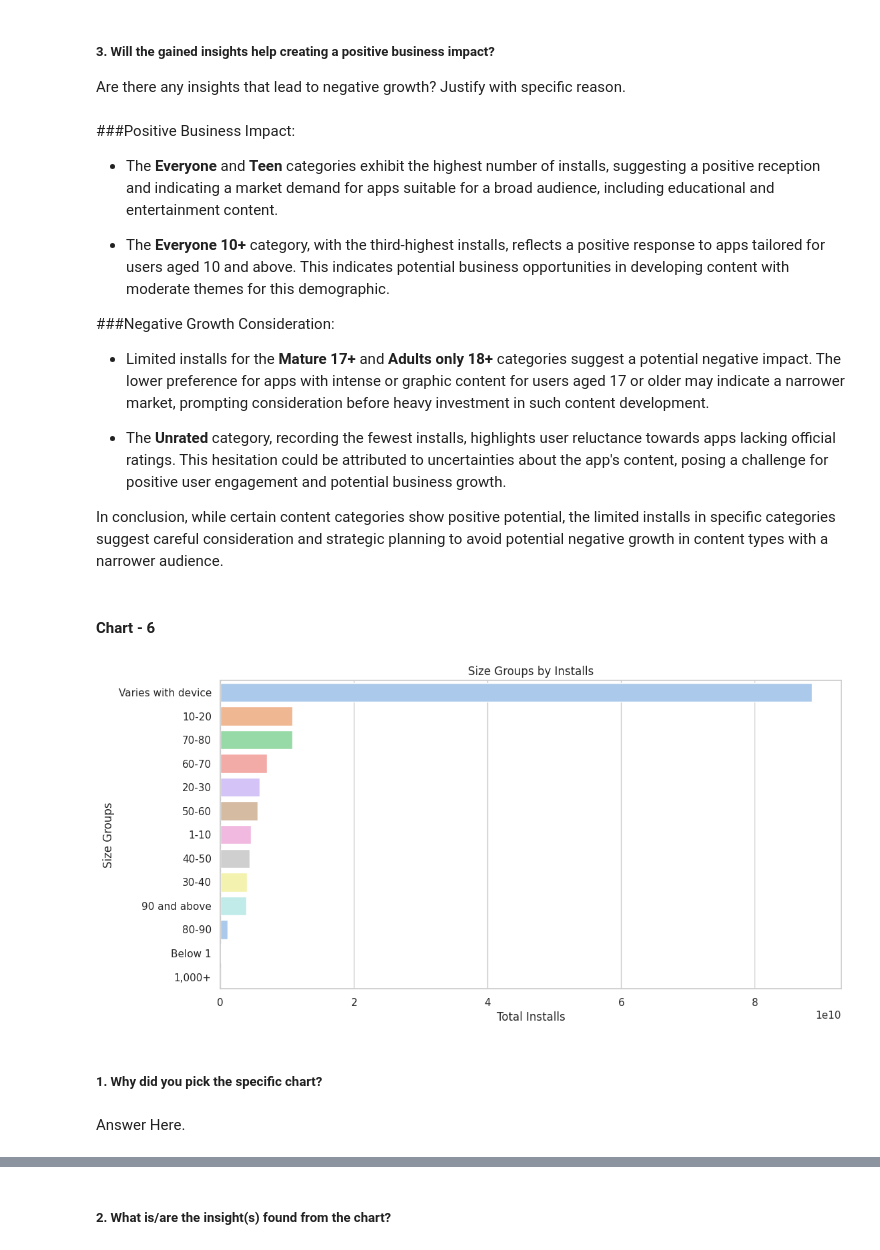
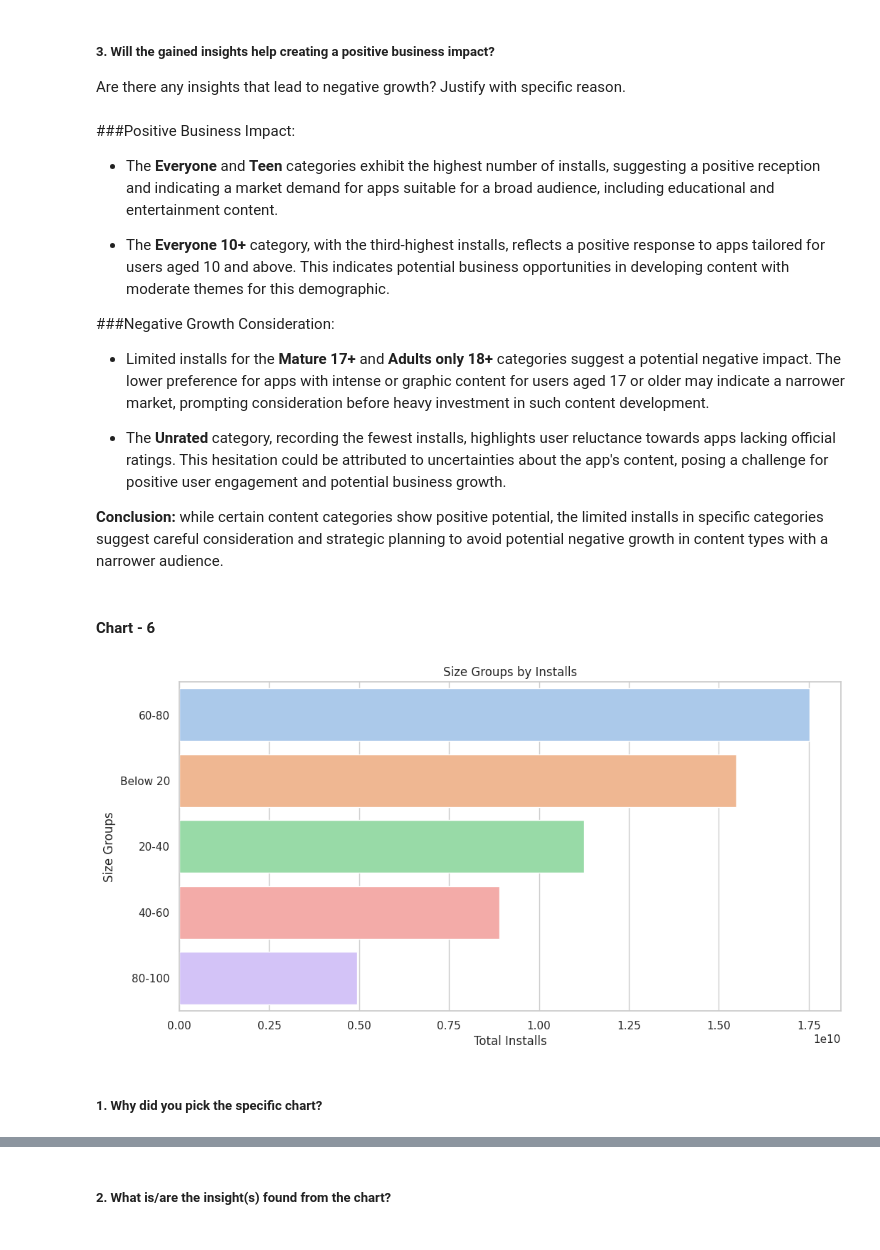
Before and after one commit to rohitpaul09/Play-Store-App-Review-Analysis, a Jupyter notebook: Play_Store_App_Review_Analysis.ipynb, the cells around one changed output, grey strips where cells are left out. Drawn from its saved outputs; the diff is of its cells as text; code cells hidden in the pictures.

```diff
--- a/Play_Store_App_Review_Analysis.ipynb
+++ b/Play_Store_App_Review_Analysis.ipynb
@@ -356,6 +363,3 @@ Rows with non-numeric characters in 'Reviews' column:
 # %%
-# Remove non-numeric characters from the 'Reviews' column and convert to numeric
-df_psdata['Reviews'] = pd.to_numeric(df_psdata['Reviews'].str.replace('[^\d]', ''))
-
 # Convert the 'Reviews' column to integer datatype
 df_psdata['Reviews'] = df_psdata['Reviews'].astype(int)
@@ -383 +366,4 @@ Non-numeric characters in 'Price' column: ['$' '.' 'E' 'v' 'e' 'r' 'y' 'o' 'n']
+# %%
+# Convert the 'Last Updated' column to datetime format
+df_psdata['Last Updated'] = pd.to_datetime(df_psdata['Last Updated'])
 # %%
@@ -530,10 +492,0 @@ Unique categories present in the 'Type' column:
-# %%
-# Replace '0' with 'Free' in the 'Type' column
-df_psdata['Type'] = df_psdata['Type'].replace('0', 'Free')
-
-# Rechecking the unique categories after replacing '0'
-unique_categories = df_psdata['Type'].unique()
-
-# Print the unique categories
-print("Unique categories present in the 'Type' column:")
-print(unique_categories)
@@ -861,61 +805,55 @@ Are there any insights that lead to negative growth? Justify with specific reaso
 
 - The **Unrated** category, recording the fewest installs, highlights user reluctance towards apps lacking official ratings. This hesitation could be attributed to uncertainties about the app's content, posing a challenge for positive user engagement and potential business growth.
 
-In conclusion, while certain content categories show positive potential, the limited installs in specific categories suggest careful consideration and strategic planning to avoid potential negative growth in content types with a narrower audience.
+**Conclusion:** while certain content categories show positive potential, the limited installs in specific categories suggest careful consideration and strategic planning to avoid potential negative growth in content types with a narrower audience.
 # %% [markdown]
 #### Chart - 6
 # %%
+# Bivariate Analysis: Size Groups by Installs
 # Define the function to group app sizes
-def size_groups(var):
+def size_groups(value):
     try:
-        if var < 1:
-            return 'Below 1'
-        elif var >= 1 and var < 10:
-            return '1-10'
-        elif var >= 10 and var < 20:
-            return '10-20'
-        elif var >= 20 and var < 30:
-            return '20-30'
-        elif var >= 30 and var < 40:
-            return '30-40'
-        elif var >= 40 and var < 50:
-            return '40-50'
-        elif var >= 50 and var < 60:
-            return '50-60'
-        elif var >= 60 and var < 70:
-            return '60-70'
-        elif var >= 70 and var < 80:
-            return '70-80'
-        elif var >= 80 and var < 90:
-            return '80-90'
+        if value < 20:
+            return 'Below 20'
+        elif value >= 20 and value <= 40:
+            return '20-40'
+        elif value > 40 and value <= 60:
+            return '40-60'
+        elif value > 60 and value <= 80:
+            return '60-80'
+        elif value >80 and value <=100:
+            return '80-100'
         else:
-            return '90 and above'
+            return 'Above 100'
     except:
-        return var
+        return value
+
+# Apps with size 'Varies with device' have dynamic sizes
+# that are not explicitly stated, making it challenging to categorize them accurately.
+# Exclude rows where size is 'Varies with device'
+df_filtered_size = df_psdata[df_psdata['Size'] != 'Varies with device']
 
 # Apply the size_groups function to create a new 'Size Group' column
-df_psdata['Size Group'] = df_psdata['Size'].apply(size_groups)
+df_filtered_size['Size Group'] = df_filtered_size['Size'].apply(size_groups)
 
 # Group by Size Group, summing the installs for each size group
-size_group_installs = df_psdata.groupby('Size Group')['Installs'].sum().reset_index()
+size_group_installs = df_filtered_size.groupby('Size Group')['Installs'].sum().reset_index()
 
 # Sort by installs in descending order
 sorted_size_group_installs = size_group_installs.sort_values(by='Installs', ascending=False)
 
 # Set up the plot
 plt.figure(figsize=(12, 6))
 sns.barplot(x='Installs', y='Size Group', data=sorted_size_group_installs, palette='pastel')
 
 # Customize the plot
 plt.title('Size Groups by Installs')
 plt.xlabel('Total Installs')
 plt.ylabel('Size Groups')
 
 # Show the plot
 plt.show()
 # %% [output]
-[figure, old version]
+[figure, new version]
 # %% [markdown]
 ##### 1. Why did you pick the specific chart?
-# %% [markdown]
-Answer Here.
```
Also changed, not shown: parts of 29 cells of this notebook.
